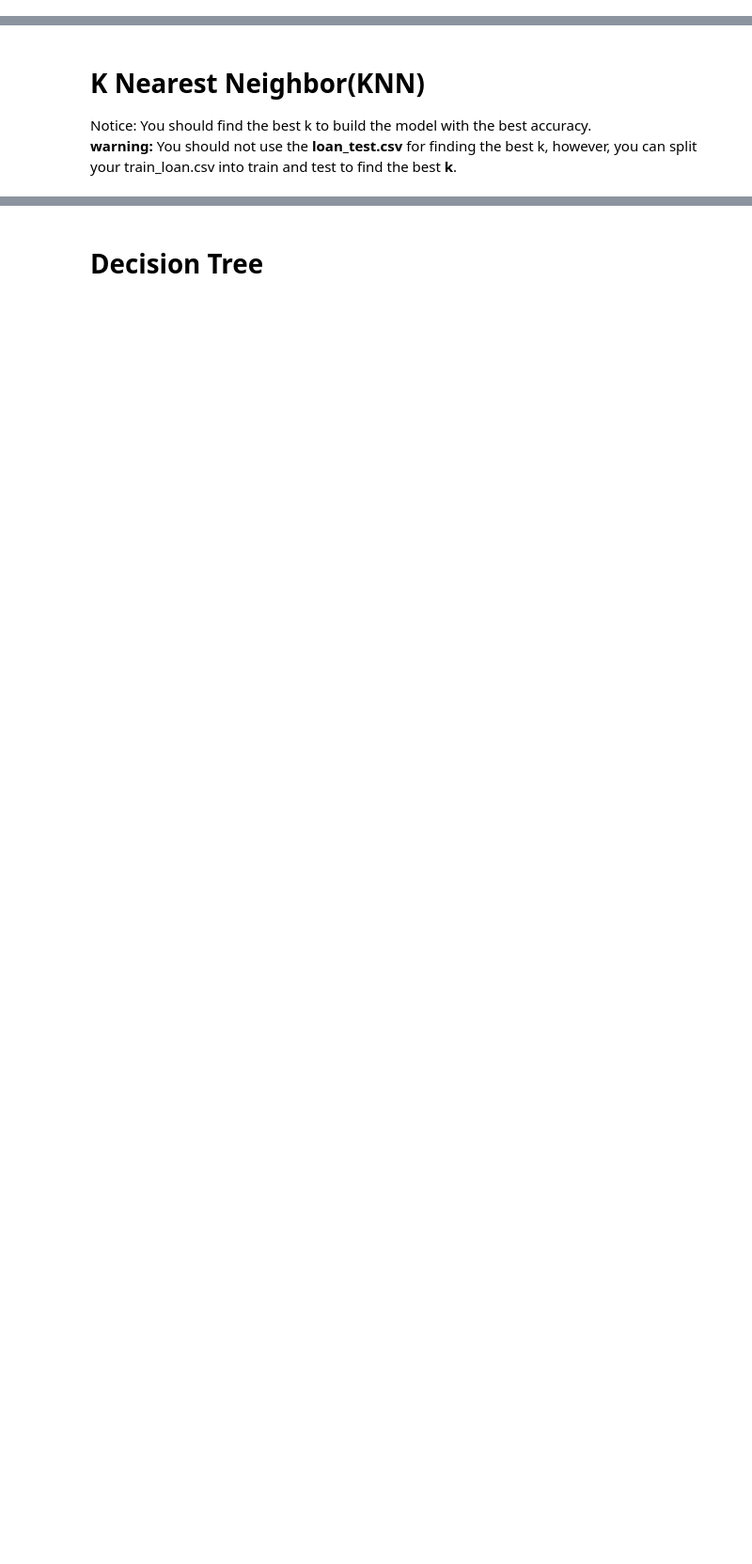
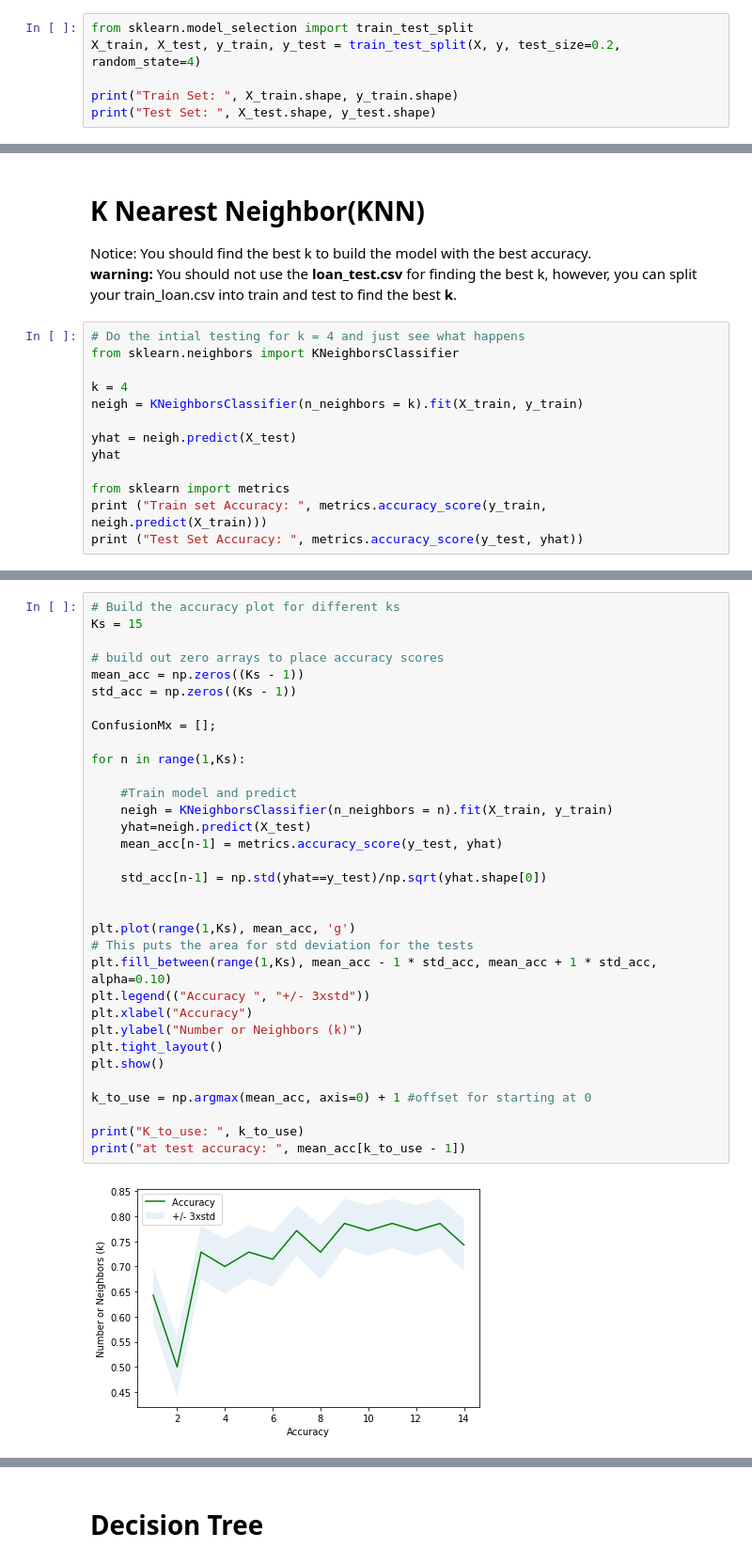
Before and after one commit to MwesterlundDev/coursera_capstone_project, a Jupyter notebook: MW_classifier.ipynb, the cells around one changed output, grey strips where cells are left out. Shown at 94% size. Cells and saved outputs as stored; diff of their text form; blank space fills up the shorter version.

```diff
--- a/MW_classifier.ipynb
+++ b/MW_classifier.ipynb
@@ -266 +284,7 @@ array([[ 0.51578458,  0.92071769,  2.33152555, -0.42056004, -1.20577805,
         -0.38170062, -0.87997669,  1.14984679]])
+# %%
+from sklearn.model_selection import train_test_split
+X_train, X_test, y_train, y_test = train_test_split(X, y, test_size=0.2, random_state=4)
+
+print("Train Set: ", X_train.shape, y_train.shape)
+print("Test Set: ", X_test.shape, y_test.shape)
@@ -284,3 +311,16 @@ __ Notice:__
 # K Nearest Neighbor(KNN)
 Notice: You should find the best k to build the model with the best accuracy.
 **warning:** You should not use the __loan_test.csv__ for finding the best k, however, you can split your train_loan.csv into train and test to find the best __k__.
+# %%
+# Do the intial testing for k = 4 and just see what happens
+from sklearn.neighbors import KNeighborsClassifier
+
+k = 4
+neigh = KNeighborsClassifier(n_neighbors = k).fit(X_train, y_train)
+
+yhat = neigh.predict(X_test)
+yhat
+
+from sklearn import metrics
+print ("Train set Accuracy: ", metrics.accuracy_score(y_train, neigh.predict(X_train)))
+print ("Test Set Accuracy: ", metrics.accuracy_score(y_test, yhat))
@@ -286,0 +330,35 @@ Notice: You should find the best k to build the model with the best accuracy.
+# %%
+# Build the accuracy plot for different ks
+Ks = 15
+
+# build out zero arrays to place accuracy scores
+mean_acc = np.zeros((Ks - 1))
+std_acc = np.zeros((Ks - 1))
+
+ConfusionMx = [];
+
+for n in range(1,Ks):
+
+    #Train model and predict
+    neigh = KNeighborsClassifier(n_neighbors = n).fit(X_train, y_train)
+    yhat=neigh.predict(X_test)
+    mean_acc[n-1] = metrics.accuracy_score(y_test, yhat)
+
+    std_acc[n-1] = np.std(yhat==y_test)/np.sqrt(yhat.shape[0])
+
+
+plt.plot(range(1,Ks), mean_acc, 'g')
+# This puts the area for std deviation for the tests
+plt.fill_between(range(1,Ks), mean_acc - 1 * std_acc, mean_acc + 1 * std_acc, alpha=0.10)
+plt.legend(("Accuracy ", "+/- 3xstd"))
+plt.xlabel("Accuracy")
+plt.ylabel("Number or Neighbors (k)")
+plt.tight_layout()
+plt.show()
+
+k_to_use = np.argmax(mean_acc, axis=0) + 1 #offset for starting at 0
+
+print("K_to_use: ", k_to_use)
+print("at test accuracy: ", mean_acc[k_to_use - 1])
+# %% [output]
+[figure, added]
```
Also changed, not shown: parts of 28 cells of this notebook.
